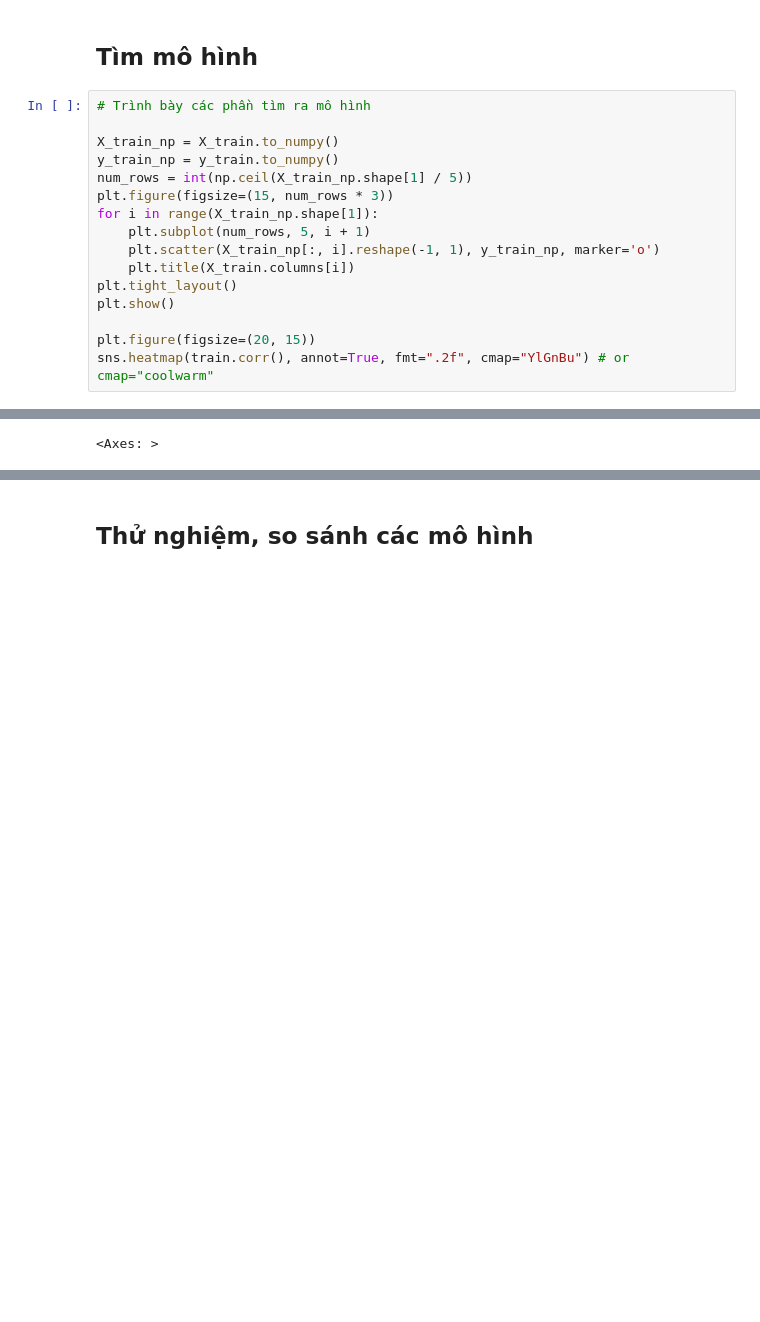
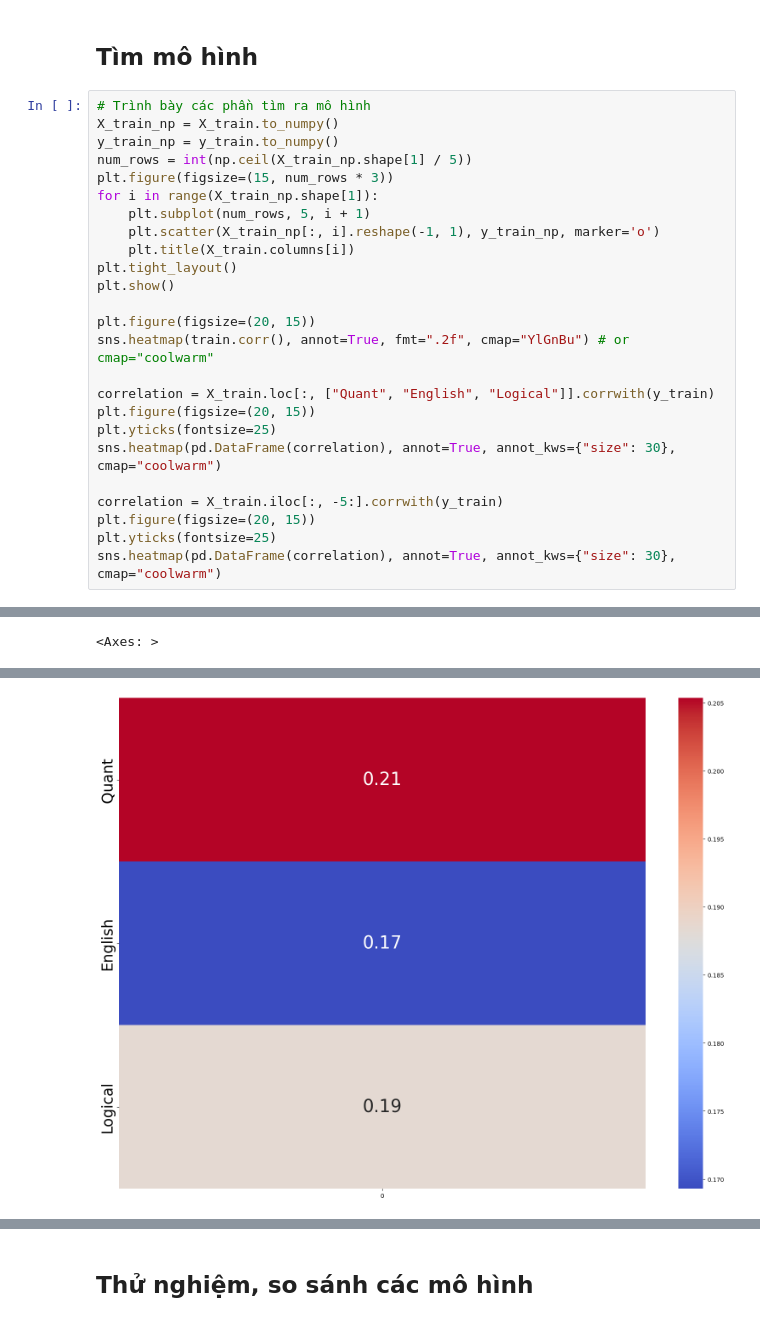
Before and after one commit to katori1307/Project_3-LinearRegression, a Jupyter notebook: MSSV.ipynb, the cells around one changed output, grey strips where cells are left out. Drawn from its saved outputs; the diff is of its cells as text; blank space fills up the shorter version.

```diff
--- a/MSSV.ipynb
+++ b/MSSV.ipynb
@@ -220,21 +220,31 @@ Lưu ý: khi sử dụng cross-validation, sinh viên cần xáo trộn dữ li
 ## Tìm mô hình
 # %%
 # Trình bày các phần tìm ra mô hình
-
 X_train_np = X_train.to_numpy()
 y_train_np = y_train.to_numpy()
 num_rows = int(np.ceil(X_train_np.shape[1] / 5))
 plt.figure(figsize=(15, num_rows * 3))
 for i in range(X_train_np.shape[1]):
     plt.subplot(num_rows, 5, i + 1)
     plt.scatter(X_train_np[:, i].reshape(-1, 1), y_train_np, marker='o')
     plt.title(X_train.columns[i])
 plt.tight_layout()
 plt.show()
 
 plt.figure(figsize=(20, 15))
 sns.heatmap(train.corr(), annot=True, fmt=".2f", cmap="YlGnBu") # or cmap="coolwarm"
+
+correlation = X_train.loc[:, ["Quant", "English", "Logical"]].corrwith(y_train)
+plt.figure(figsize=(20, 15))
+plt.yticks(fontsize=25)
+sns.heatmap(pd.DataFrame(correlation), annot=True, annot_kws={"size": 30}, cmap="coolwarm")
+
+correlation = X_train.iloc[:, -5:].corrwith(y_train)
+plt.figure(figsize=(20, 15))
+plt.yticks(fontsize=25)
+sns.heatmap(pd.DataFrame(correlation), annot=True, annot_kws={"size": 30}, cmap="coolwarm")
 # %% [output]
 [figure]
 <Axes: >
 [figure]
+[figure, added]
```
Also changed, not shown: parts of 8 cells of this notebook.
